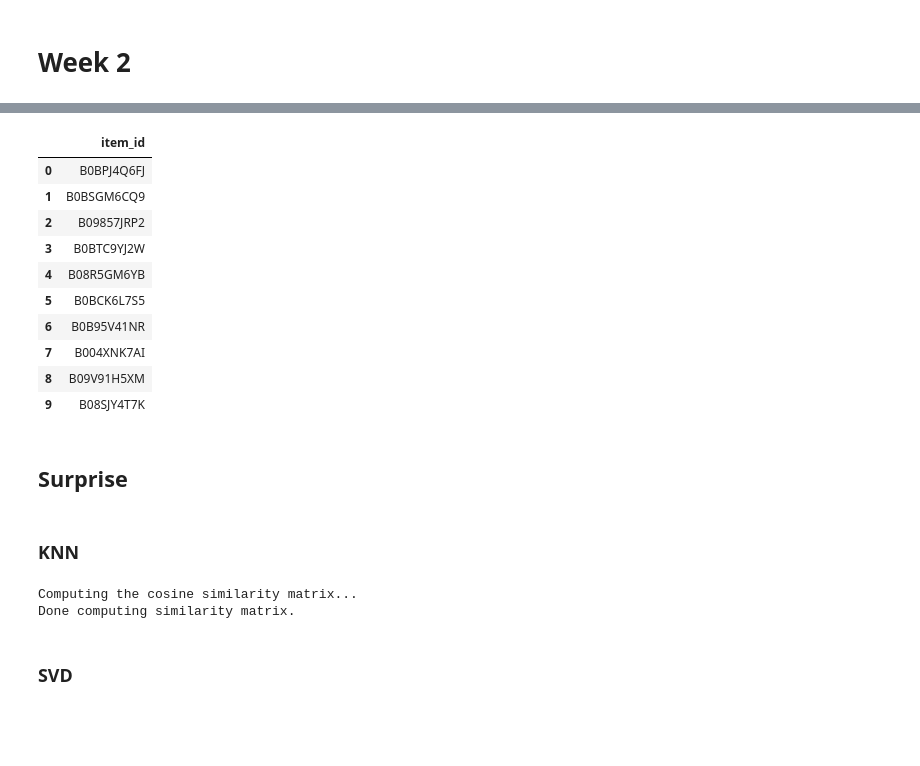
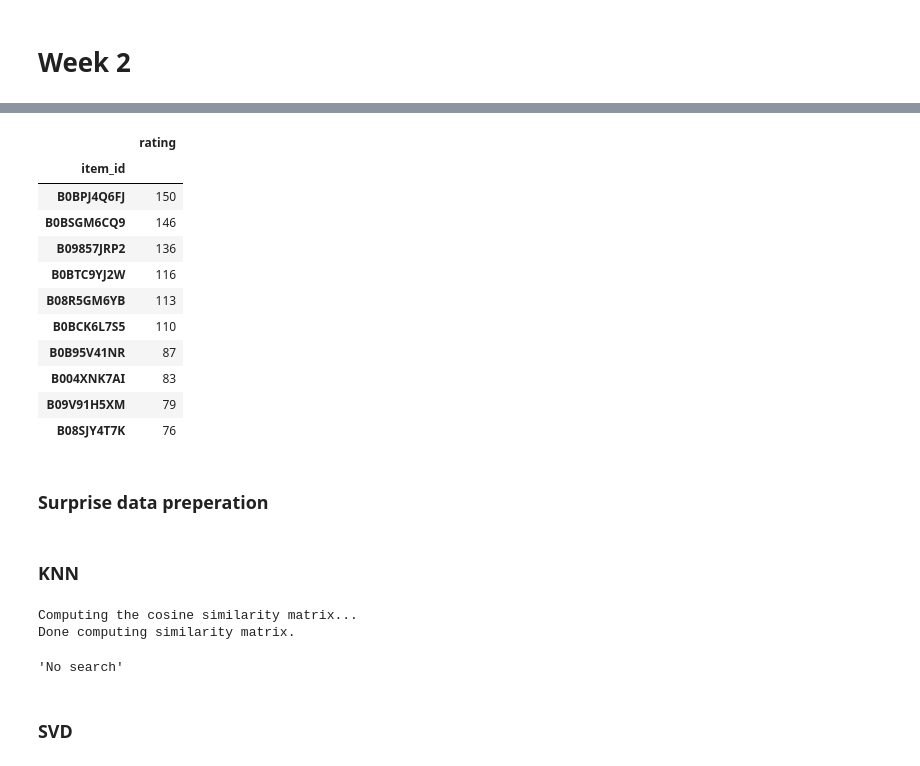
Before and after one commit to miriusz6/WRS_project, a Jupyter notebook: Project.ipynb, the cells around one changed output, grey strips where cells are left out. Drawn from its saved outputs; the diff is of its cells as text; code cells hidden in the pictures; blank space fills up the shorter version.

```diff
--- a/Project.ipynb
+++ b/Project.ipynb
@@ -66,18 +75,22 @@ df_t = df_t[~df_t['user_id'].isin(users_not_in_tr)]
 df_t = df_t[~df_t['item_id'].isin(items_not_in_tr)]
 
 
-
-
 all_users_tst = list(set(df_t['user_id']))
 all_items_tst = list(set(df_t['item_id']))
 print('users in test: ',len(all_users_tst))
 print('items in test: ',len(all_items_tst))
 
+#common
 common_users = set(all_users_tr).intersection(all_users_tst)
 common_items = set(all_items_tr).intersection(all_items_tst)
 print("Common users: ", len(common_users))
 print("Common items: ", len(common_items))
 
+#all
+all_users = set(all_users_tr).union(all_users_tst)
+all_items = set(all_items_tr).union(all_items_tst)
+print("All users: ", len(all_users))
+print("All items: ", len(all_items))
 
 
 test_indx = df_t.set_index(['user_id', 'item_id']).index
@@ -92,6 +105,8 @@ print("Overlap between training and test data: ", overlap)
 print(''.join(['-']*50))
 print("Final test data shape: ", df_t.shape)
 print("Final training data shape: ", df.shape)
+
+df.set_index(['user_id'], inplace=True)
 # %% [output]
 --------------------------------------------------
 Cleaning test split:
@@ -179,13 +191,14 @@ AGDEYWGZKNGR36MRO7ZT3AB45AXA    1
 Name: count, dtype: int64
 [figure]
 # %%
+# Top 5 most rated items
 user_cnts = df.copy()
 sums = user_cnts.groupby('item_id').sum()
-top_rting_cnt_5 = user_cnts.groupby('item_id').count().sort_values(by='user_id', ascending=False).head(5)
+
+top_rting_cnt_5 = user_cnts.groupby('item_id').count().sort_index(ascending=False).head(5)
 buff = sums.loc[top_rting_cnt_5.index]
 buff['rating'] = buff['rating'].values/top_rting_cnt_5['rating'].values
 
 for i, r in buff.iterrows():
     print("Item: ", i, " Avg Rating: ", round(r['rating'], 2))
-#for r_cnt in top_rting_cnt_5['rating'].values:
 # %% [output]
@@ -199,28 +224,25 @@ Item:  B08R5GM6YB  Avg Rating:  4.5
 # %%
 #TOPOP
 def topPopK(df,r,k):
     top = df.loc[df['rating'] > r].groupby(['item_id']).count().sort_values(by='rating', ascending=False).head(k)
-
-    # top['item_id'] = top.index
-    # top.set_index('user_id', inplace=True)
-    top.reset_index(inplace=True)
-    top.drop(['user_id','rating'], axis=1, inplace=True)
+    #top.drop(['rating'], axis=1, inplace=True)
     return top
 topPopK(df,3,10)
 # %% [output]
-|  | item_id |
-| 0 | B0BPJ4Q6FJ |
-| 1 | B0BSGM6CQ9 |
-| 2 | B09857JRP2 |
-| 3 | B0BTC9YJ2W |
-| 4 | B08R5GM6YB |
-| 5 | B0BCK6L7S5 |
-| 6 | B0B95V41NR |
-| 7 | B004XNK7AI |
-| 8 | B09V91H5XM |
-| 9 | B08SJY4T7K |
+|  | rating |
+| item_id |  |
+| B0BPJ4Q6FJ | 150 |
+| B0BSGM6CQ9 | 146 |
+| B09857JRP2 | 136 |
+| B0BTC9YJ2W | 116 |
+| B08R5GM6YB | 113 |
+| B0BCK6L7S5 | 110 |
+| B0B95V41NR | 87 |
+| B004XNK7AI | 83 |
+| B09V91H5XM | 79 |
+| B08SJY4T7K | 76 |
 # %% [markdown]
-## Surprise
+### Surprise data preperation
 # %%
 #LOAD DATA
 from surprise import KNNWithMeans
@@ -244,17 +266,17 @@ for i,u in df_t.iterrows():
 ### KNN
 # %%
 # PARAM SEARCH
-search = False
-if search:
+run_knn_param_search = False
+def knn_param_search(data_train):
     knn_param_grid = {'k': [2, 5, 10, 15, 20],
-                    'sim_options': {
-                        'name': ['cosine', 'pearson'],
-                        'user_based': [True]},
-                    'verbose': [False]
-                    }
+                'sim_options': {
+                    'name': ['cosine', 'pearson'],
+                    'user_based': [True]},
+                'verbose': [False]
+                }
 
     knn_gs = GridSearchCV(KNNWithMeans, knn_param_grid, measures=['rmse'], cv=5 )
-    knn_gs.fit(data_train_pd)
+    knn_gs.fit(data_train)
     knn_gs_results_df = pd.DataFrame.from_dict(knn_gs.cv_results)
 
     # best RMSE score
@@ -266,11 +288,26 @@ if search:
 
     K = bst_params['k']
     sim_options = bst_params['sim_options']
+
+    to_drop_cols = [ col for col in knn_gs_results_df.columns if ('time' in col) ]
+    to_drop_cols += ['param_verbose','params']
+    knn_gs_results_df.drop(columns=to_drop_cols, inplace=True)
+
+    return K, sim_options, knn_gs_results_df
+
+knn_gs_results_df = "No search"
+if run_knn_param_search:
+    K, sim_options, knn_gs_results_df = knn_param_search(data_train_pd)
 else:
+    # best params from search
     K = 20
     sim_options = {'name': 'cosine', 'user_based': True}
+
 knn_algo = KNNWithMeans(k=K, sim_options=sim_options)
 knn_algo = knn_algo.fit(data_train_pd.build_full_trainset())
+
+knn_gs_results_df
 # %% [output]
 Computing the cosine similarity matrix...
 Done computing similarity matrix.
+'No search'
```
Also changed, not shown: parts of 92 cells of this notebook, 4 other files.
